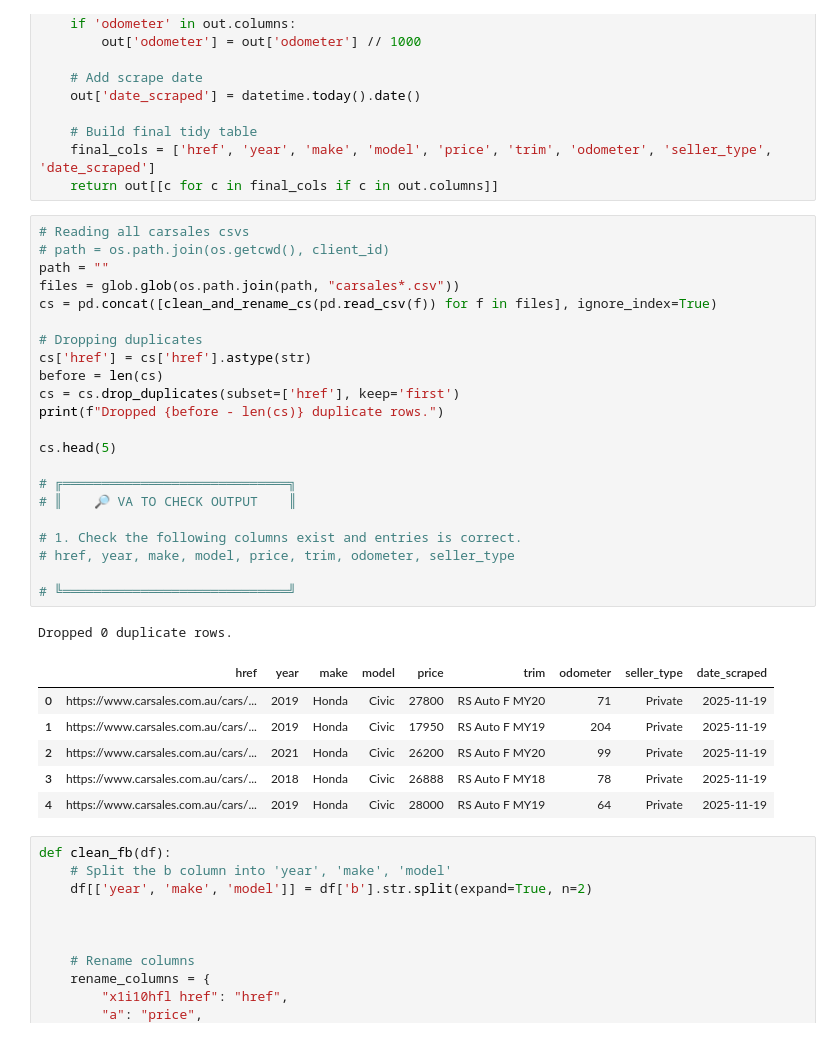
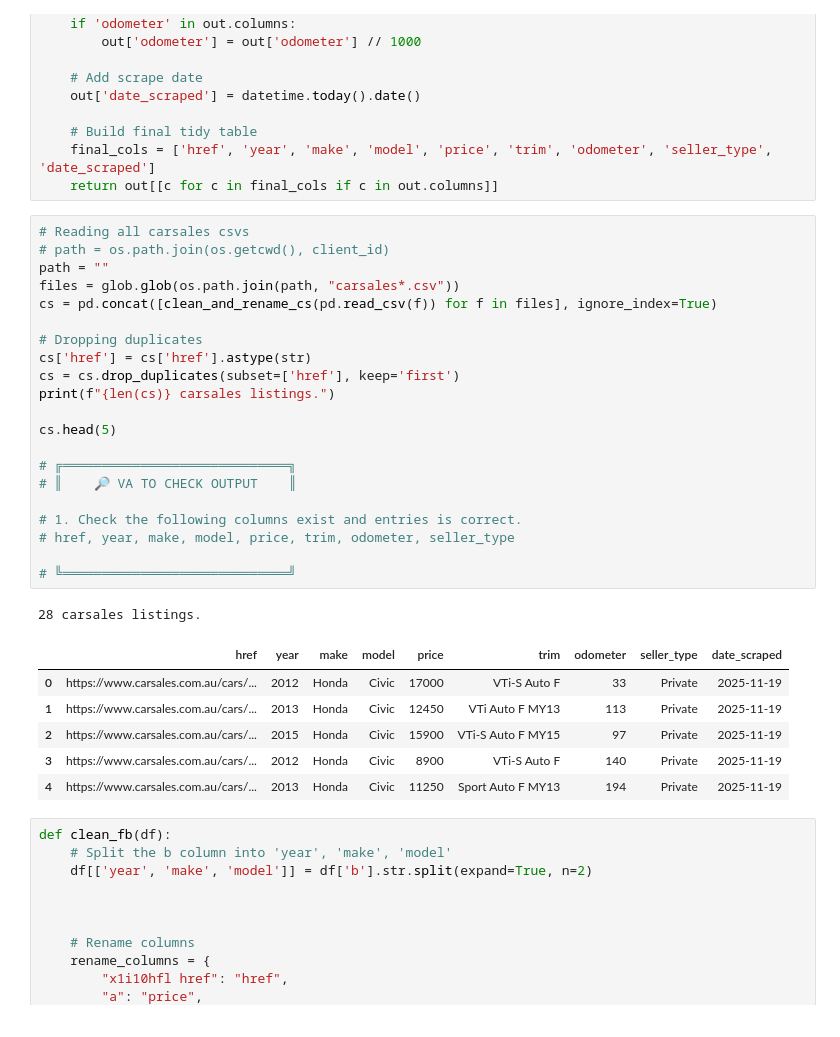
Before and after one commit to imrogerjiang/market_analysis, a Jupyter notebook: analytics.ipynb, the cells around one changed output. Drawn from its saved outputs; the diff is of its cells as text.

```diff
--- a/analytics.ipynb
+++ b/analytics.ipynb
@@ -146,33 +146,32 @@ def clean_and_rename_cs(df: pd.DataFrame) -> pd.DataFrame:
 # %%
 # Reading all carsales csvs
 # path = os.path.join(os.getcwd(), client_id)
 path = ""
 files = glob.glob(os.path.join(path, "carsales*.csv"))
 cs = pd.concat([clean_and_rename_cs(pd.read_csv(f)) for f in files], ignore_index=True)
 
 # Dropping duplicates
 cs['href'] = cs['href'].astype(str)
-before = len(cs)
 cs = cs.drop_duplicates(subset=['href'], keep='first')
-print(f"Dropped {before - len(cs)} duplicate rows.")
+print(f"{len(cs)} carsales listings.")
 
 cs.head(5)
 
 # ╔═════════════════════════════╗
 # ║    🔎 VA TO CHECK OUTPUT    ║
 
 # 1. Check the following columns exist and entries is correct.
 # href, year, make, model, price, trim, odometer, seller_type
 
 # ╚═════════════════════════════╝
 # %% [output]
-Dropped 0 duplicate rows.
+28 carsales listings.
 |  | href | year | make | model | price | trim | odometer | seller_type | date_scraped |
-| 0 | https://www.carsales.com.au/cars/... | 2019 | Honda | Civic | 27800 | RS Auto F MY20 | 71 | Private | 2025-11-19 |
-| 1 | https://www.carsales.com.au/cars/... | 2019 | Honda | Civic | 17950 | RS Auto F MY19 | 204 | Private | 2025-11-19 |
-| 2 | https://www.carsales.com.au/cars/... | 2021 | Honda | Civic | 26200 | RS Auto F MY20 | 99 | Private | 2025-11-19 |
-| 3 | https://www.carsales.com.au/cars/... | 2018 | Honda | Civic | 26888 | RS Auto F MY18 | 78 | Private | 2025-11-19 |
-| 4 | https://www.carsales.com.au/cars/... | 2019 | Honda | Civic | 28000 | RS Auto F MY19 | 64 | Private | 2025-11-19 |
+| 0 | https://www.carsales.com.au/cars/... | 2012 | Honda | Civic | 17000 | VTi-S Auto F | 33 | Private | 2025-11-19 |
+| 1 | https://www.carsales.com.au/cars/... | 2013 | Honda | Civic | 12450 | VTi Auto F MY13 | 113 | Private | 2025-11-19 |
+| 2 | https://www.carsales.com.au/cars/... | 2015 | Honda | Civic | 15900 | VTi-S Auto F MY15 | 97 | Private | 2025-11-19 |
+| 3 | https://www.carsales.com.au/cars/... | 2012 | Honda | Civic | 8900 | VTi-S Auto F | 140 | Private | 2025-11-19 |
+| 4 | https://www.carsales.com.au/cars/... | 2013 | Honda | Civic | 11250 | Sport Auto F MY13 | 194 | Private | 2025-11-19 |
 # %%
 def clean_fb(df):
     # Split the b column into 'year', 'make', 'model'
```
Also changed, not shown: parts of 7 cells of this notebook.
